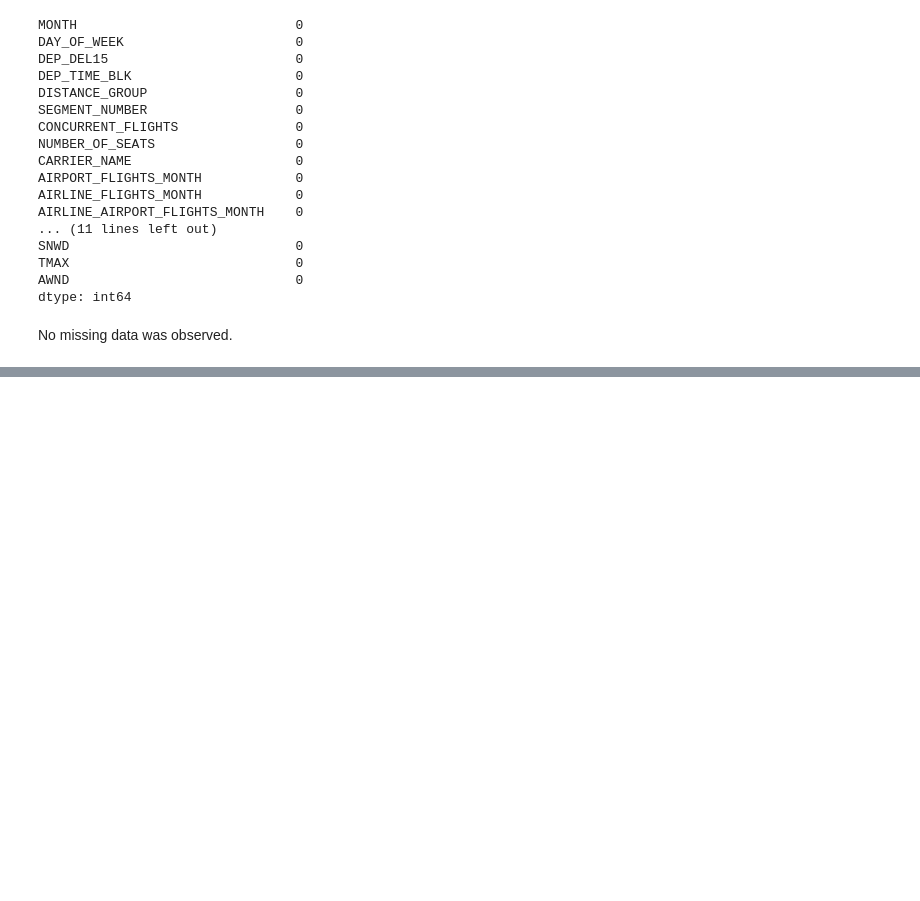
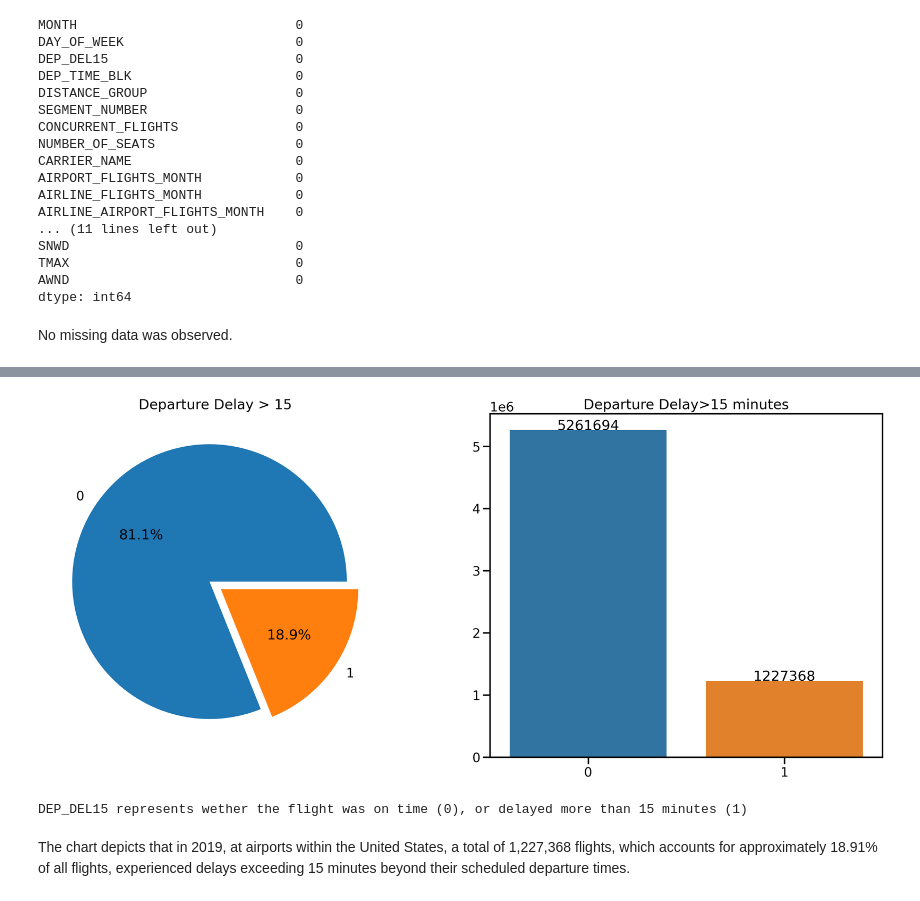
Before and after one commit to RehamTousoun/DataAnalytics_Capstone, a Jupyter notebook: flightDelay.ipynb, the cells around one changed output, grey strips where cells are left out. Cells and saved outputs as stored; diff of their text form; code cells hidden in the pictures; blank space fills up the shorter version.

```diff
--- a/flightDelay.ipynb
+++ b/flightDelay.ipynb
@@ -269,0 +321,18 @@ No missing data was observed.
+# %%
+f,ax=plt.subplots(1,2,figsize=(20,8))
+df['DEP_DEL15'].value_counts().plot.pie(explode=[0.05,0.05],autopct='%1.1f%%', ax=ax[0])
+ax[0].set_title('Departure Delay > 15')
+ax[0].set_ylabel('')
+sns.barplot(x=df['DEP_DEL15'].value_counts().index, y=df['DEP_DEL15'].value_counts().values, ax=ax[1])
+# Add the value of each bar to the plot
+for i, v in enumerate(values.values):
+    ax[1].text(i, v, str(v), ha='center')
+ax[1].set_title('Departure Delay>15 minutes')
+plt.show()
+
+print('DEP_DEL15 represents wether the flight was on time (0), or delayed more than 15 minutes (1)')
+# %% [output]
+[figure, added]
+DEP_DEL15 represents wether the flight was on time (0), or delayed more than 15 minutes (1)
+# %% [markdown]
+The chart depicts that in 2019, at airports within the United States, a total of 1,227,368 flights, which accounts for approximately 18.91% of all flights, experienced delays exceeding 15 minutes beyond their scheduled departure times.
```
Also changed, not shown: parts of 11 cells of this notebook.
